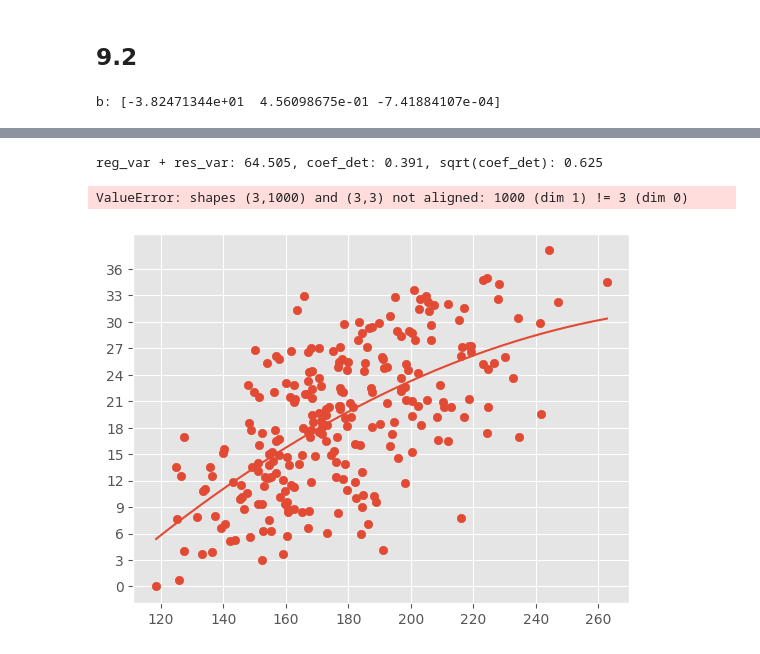
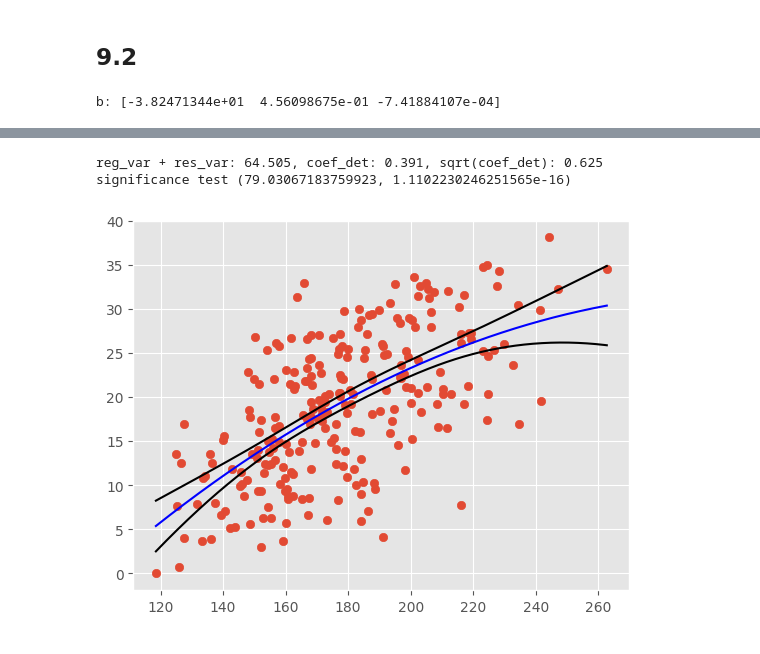
Before and after one commit to litc0x3B/Stats-Labs, a Jupyter notebook: HW.ipynb, the cells around one changed output, grey strips where cells are left out. Drawn from its saved outputs; the diff is of its cells as text; code cells hidden in the pictures.

```diff
--- a/HW.ipynb
+++ b/HW.ipynb
@@ -63,9 +63,9 @@ result = pd.DataFrame(columns=["Нижняя граница",\
 sum = 0
 for i in range(hist.size):
     left = edges[i]
-    right = edges[i + 1]
+    high = edges[i + 1]
     sum += hist[i]
-    result.loc[i]=[left, right, hist[i], hist[i] / n_1, sum, sum / n_1]
+    result.loc[i]=[left, high, hist[i], hist[i] / n_1, sum, sum / n_1]
 
 result
 # %% [output]
@@ -382,8 +382,8 @@ hist2, _ = np.histogram(B11, bins=edges)
 res = pd.DataFrame(columns=["Нижняя граница", "Верхняя граница", "Частота признака 1", "Частота признака 2", "Относит. частота признака 1", "Относит. частота признака 2"])
 for i in range(hist1.size):
     left = edges[i]
-    right = edges[i + 1]
-    res.loc[i, :] = [left, right, hist1[i], hist2[i], hist1[i] / n_1, hist2[i] / n_2]
+    high = edges[i + 1]
+    res.loc[i, :] = [left, high, hist1[i], hist2[i], hist1[i] / n_1, hist2[i] / n_2]
 
 display(res)
 # %% [output]
@@ -604,0 +626,18 @@ Y = np.delete(Y, indecies_to_delete)
+# %%
+funcs = [lambda x: np.ones_like(x), lambda x: x]
+b = lin_regr(funcs, X, Y)
+print('b:', b)
+
+display_coefs(funcs, X, Y, b)
+
+x = np.linspace(X.min(), X.max(), 1000)
+plt.scatter(X, Y)
+plt.plot(x, func(funcs, b, x), color='blue')
+
+low, high = conf_int_func(funcs, X, Y, b, 0.1, x)
+plt.plot(x, low, color='black')
+plt.plot(x, high, color='black')
+print("significance test:", b_significance(func(funcs, b, X), len(b), Y))
+alphas = [0.01, 0.05, 0.1]
+for alpha in alphas:
+    print(f"confidence intervals (alpha = {alpha}):", conf_int_b(funcs, X, Y, b, alpha))
@@ -605,26 +664,27 @@ Y = np.delete(Y, indecies_to_delete)
 # %% [markdown]
 ## 9.2
 # %%
-funcs = [lambda x: np.ones_like(x), lambda x: x, lambda x: x**2]
-
-F = np.asmatrix([[1]*X.size, X, X**2])
-b = lin_regr(F, Y)
+funcs = [lambda x: np.ones_like(x[:][0]), lambda x: x, lambda x: x**2]
+b = lin_regr(funcs, X, Y)
 print('b:', b)
 
 display_coefs(funcs, X, Y, b)
 
 x = np.linspace(X.min(), X.max(), 1000)
 plt.scatter(X, Y)
-plt.plot(x, func(funcs, b, x))
-_ = plt.yticks(np.arange(0, Y.max(), 3))
+plt.plot(x, func(funcs, b, x), color='blue')
 
-print(conf_int_func(F, funcs, b, X, Y, alpha, x))
+low, high = conf_int_func(funcs, X, Y, b, 0.1, x)
+plt.plot(x, low, color='black')
+plt.plot(x, high, color='black')
+
+print("significance test", b_significance(func(funcs, b, X), len(b), Y))
 # %% [output]
 b: [-3.82471344e+01  4.56098675e-01 -7.41884107e-04]
 |  | Показатель вариации | Число степеней свободы | Несмещенная оценка |
 | Факторный признак | 25.233 | 2 | 3141.524 |
 | Остаточные признаки | 39.272 | 246 | 39.751 |
 | Все признаки | 64.505 | 248 | 25.335 |
 reg_var + res_var: 64.505, coef_det: 0.391, sqrt(coef_det): 0.625
+significance test (79.03067183759923, 1.1102230246251565e-16)
-ValueError: shapes (3,1000) and (3,3) not aligned: 1000 (dim 1) != 3 (dim 0)
-[figure, old version]
+[figure, new version]
```
Also changed, not shown: parts of 14 cells of this notebook.
